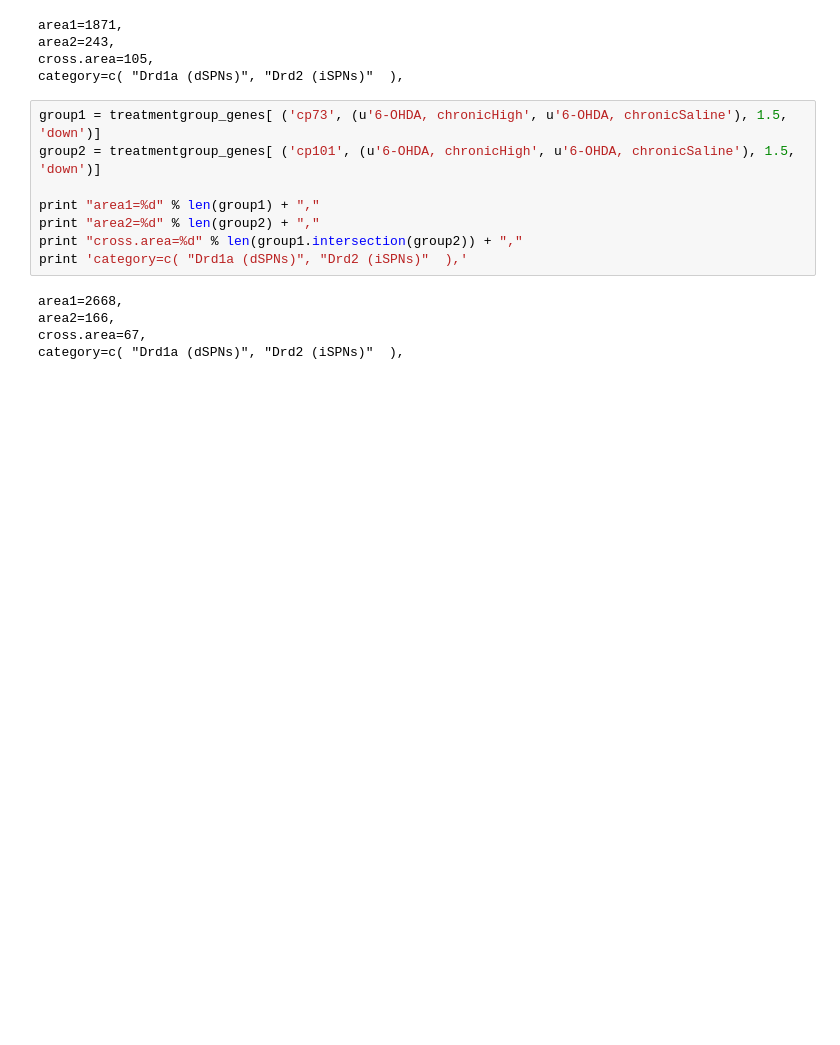
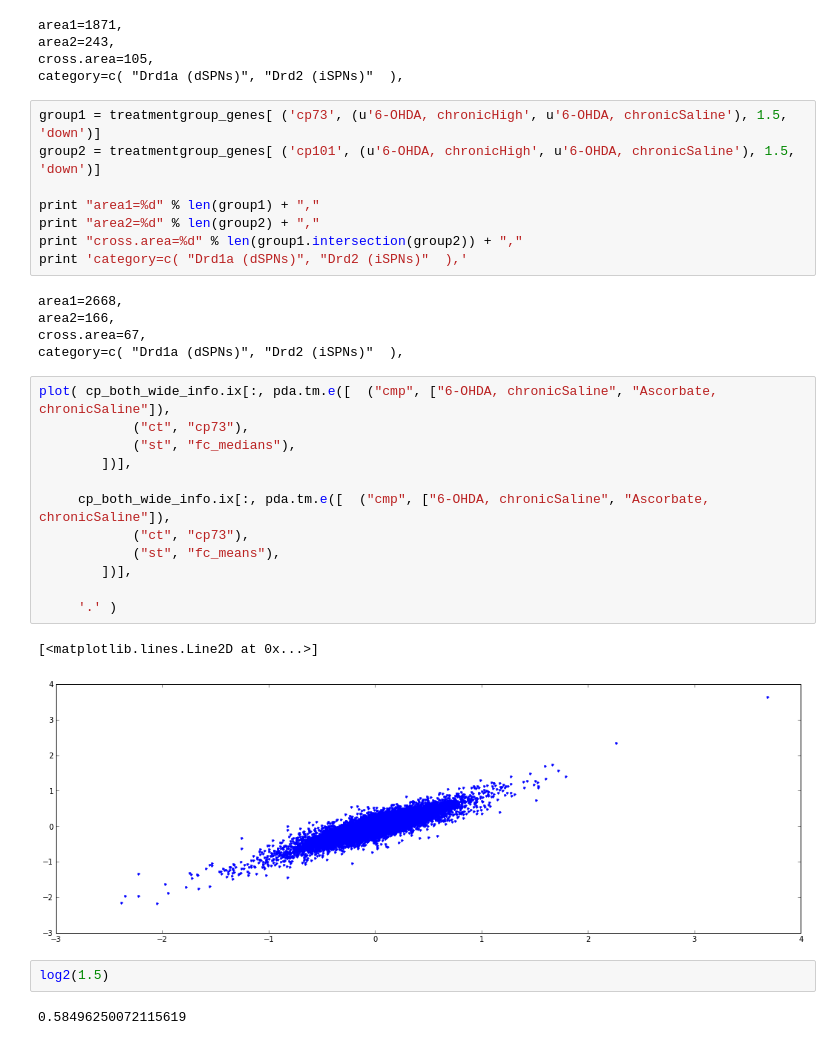
Before and after one commit to aheilbut/pdmouse, a Jupyter notebook: py/pd_supp_tables.ipynb, the cells around one changed output. Drawn from its saved outputs; the diff is of its cells as text; blank space fills up the shorter version.

```diff
--- a/py/pd_supp_tables.ipynb
+++ b/py/pd_supp_tables.ipynb
@@ -2458,3 +2466,22 @@ area1=2668,
 area2=166,
 cross.area=67,
 category=c( "Drd1a (dSPNs)", "Drd2 (iSPNs)"  ),
+# %%
+plot( cp_both_wide_info.ix[:, pda.tm.e([  ("cmp", ["6-OHDA, chronicSaline", "Ascorbate, chronicSaline"]),
+            ("ct", "cp73"),
+            ("st", "fc_medians"),
+        ])],
+
+     cp_both_wide_info.ix[:, pda.tm.e([  ("cmp", ["6-OHDA, chronicSaline", "Ascorbate, chronicSaline"]),
+            ("ct", "cp73"),
+            ("st", "fc_means"),
+        ])],
+
+     '.' )
+# %% [output]
+[<matplotlib.lines.Line2D at 0x...>]
+[figure, added]
+# %%
+log2(1.5)
+# %% [output]
+0.58496250072115619
```
Also changed, not shown: parts of 31 cells of this notebook, 5 other files.
